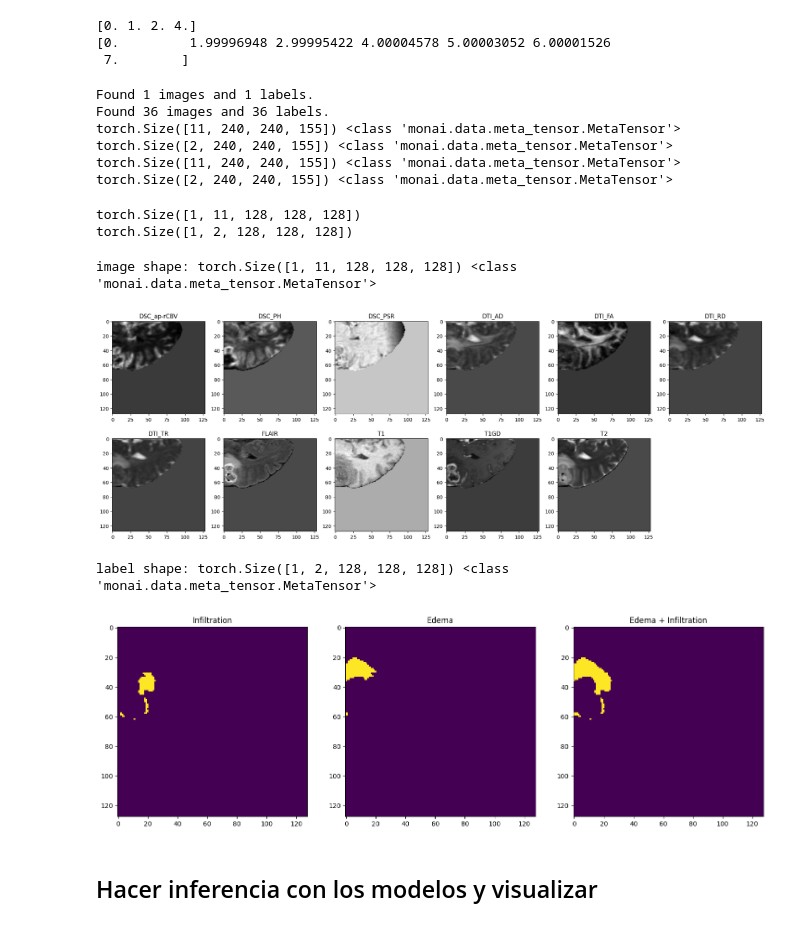
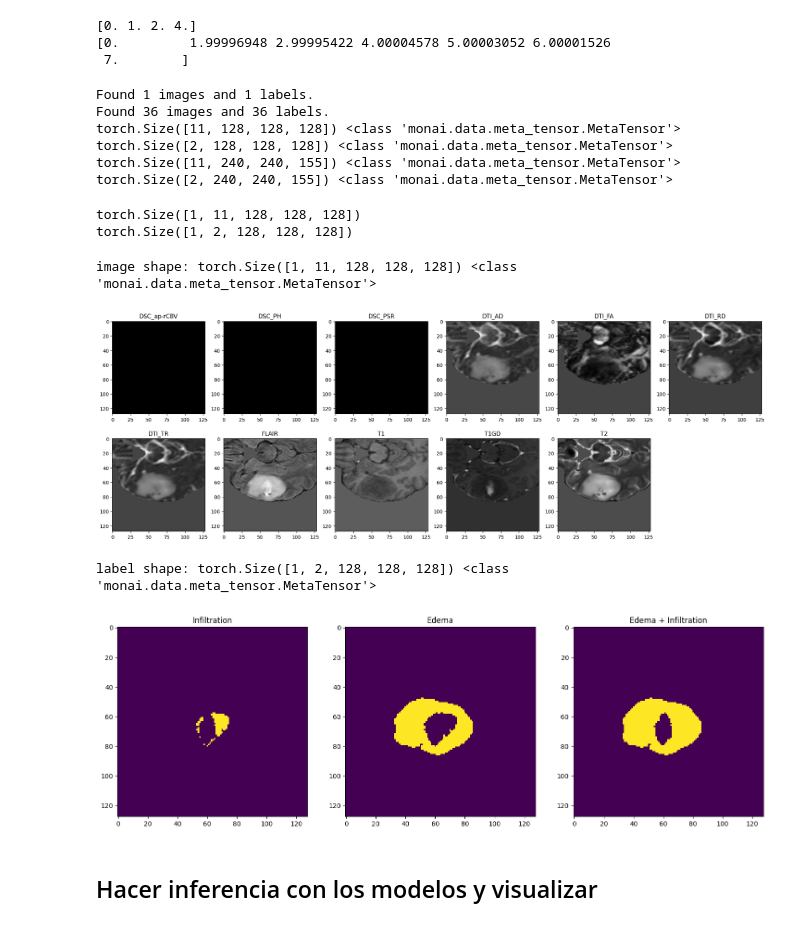
Before and after one commit to GBM-images-research/Swin_transformer_UPennGBM, a Jupyter notebook: ver_transformaciones.ipynb, the cells around one changed output. Cells and saved outputs as stored; diff of their text form; code cells hidden in the pictures.

```diff
--- a/ver_transformaciones.ipynb
+++ b/ver_transformaciones.ipynb
@@ -64,8 +64,8 @@ combine_labels_recurrence(path_label1, path_label2, output_path)
 [0.         1.99996948 2.99995422 4.00004578 5.00003052 6.00001526
  7.        ]
 # %%
-roi = (128, 128, 64) # (220, 220, 155) (128, 128, 64)
-source_k="image"
+roi = (128, 128, 128) # (220, 220, 155) (128, 128, 64)
+source_k="label"
 train_transform = transforms.Compose(
     [
         transforms.LoadImaged(keys=["image", "label"]),
@@ -104,8 +104,8 @@ val_transform = transforms.Compose(
 # dataset_path='./Dataset/Dataset_29_casos/'
 dataset_path='./Dataset/Dataset_recurrence'
 
-train_set=CustomDataset(dataset_path, section="test",transform=val_transform) # t_transform
-train_loader = DataLoader(train_set, batch_size=1, shuffle=False, num_workers=1, pin_memory=False)
+train_set=CustomDataset(dataset_path, section="test",transform=train_transform) # t_transform
+train_loader = DataLoader(train_set, batch_size=1, shuffle=True, num_workers=1, pin_memory=False)
 
 im_t=train_set[0]
 
@@ -121,10 +121,10 @@ print(im_v['label'].shape, type(im_v['label']))
 # %% [output]
 Found 1 images and 1 labels.
 Found 36 images and 36 labels.
+torch.Size([11, 128, 128, 128]) <class 'monai.data.meta_tensor.MetaTensor'>
+torch.Size([2, 128, 128, 128]) <class 'monai.data.meta_tensor.MetaTensor'>
 torch.Size([11, 240, 240, 155]) <class 'monai.data.meta_tensor.MetaTensor'>
 torch.Size([2, 240, 240, 155]) <class 'monai.data.meta_tensor.MetaTensor'>
-torch.Size([11, 240, 240, 155]) <class 'monai.data.meta_tensor.MetaTensor'>
-torch.Size([2, 240, 240, 155]) <class 'monai.data.meta_tensor.MetaTensor'>
 # %%
 for idx, batch_data in enumerate(train_loader):
     if idx == 0:  # Cambia 0 al índice del batch deseado
@@ -140,37 +140,37 @@ torch.Size([1, 2, 128, 128, 128])
 # pick one image from DecathlonDataset to visualize and check the 4 channels
 # N_ROI -> hatsa 0.5cm alrededor del TC
 # F_ROI -> entre 1 y 4 cm alrededor del TC
 nombres=["DSC_ap-rCBV","DSC_PH", "DSC_PSR", "DTI_AD", "DTI_FA", "DTI_RD", "DTI_TR", "FLAIR", "T1", "T1GD", "T2",]
 #val_data_example = train_set[60]
-sl=46 #70 32
+sl=42 #70 32
 print(f"image shape: {val_data_example['image'].shape}", type(val_data_example['image']))
 plt.figure("image", (24, 8))
 for i in range(11):
     plt.subplot(2, 6, i + 1)
     plt.title(nombres[i])
     plt.imshow(val_data_example["image"][0][i, :, :, sl].cpu(), cmap="gray") # .detach()
 plt.show()
 # also visualize the 3 channels label corresponding to this image
 print(f"label shape: {val_data_example['label'].shape}", type(val_data_example['label']))
 plt.figure("label", (18, 6))
 # my_title=['N_ROI (0-5mm)', 'F_ROI (+10mm)', 'N_ROI + F_ROI']
 my_title=['Infiltration', 'Edema', 'Edema + Infiltration']
 for i in range(3):
     plt.subplot(1, 3, i + 1)
     plt.title(f"{my_title[i]}")
     if i<2:
         plt.imshow(val_data_example["label"][0][i, :, :, sl].cpu()) # .detach()
     else:
         #plt.imshow(val_data_example["label"][i, :, :, sl].detach().cpu())
         im_show=torch.from_numpy(np.logical_or(val_data_example["label"][0][0, :, :, sl], val_data_example["label"][0][1, :, :, sl])) # torch.from_numpy
         plt.imshow((im_show).cpu()) # .detach()
 
 plt.show()
 # %% [output]
 image shape: torch.Size([1, 11, 128, 128, 128]) <class 'monai.data.meta_tensor.MetaTensor'>
-[figure, old version]
+[figure, new version]
 label shape: torch.Size([1, 2, 128, 128, 128]) <class 'monai.data.meta_tensor.MetaTensor'>
-[figure, old version]
+[figure, new version]
 # %% [markdown]
 ## Hacer inferencia con los modelos y visualizar
 # %%
```
Also changed, not shown: 2 other files.
